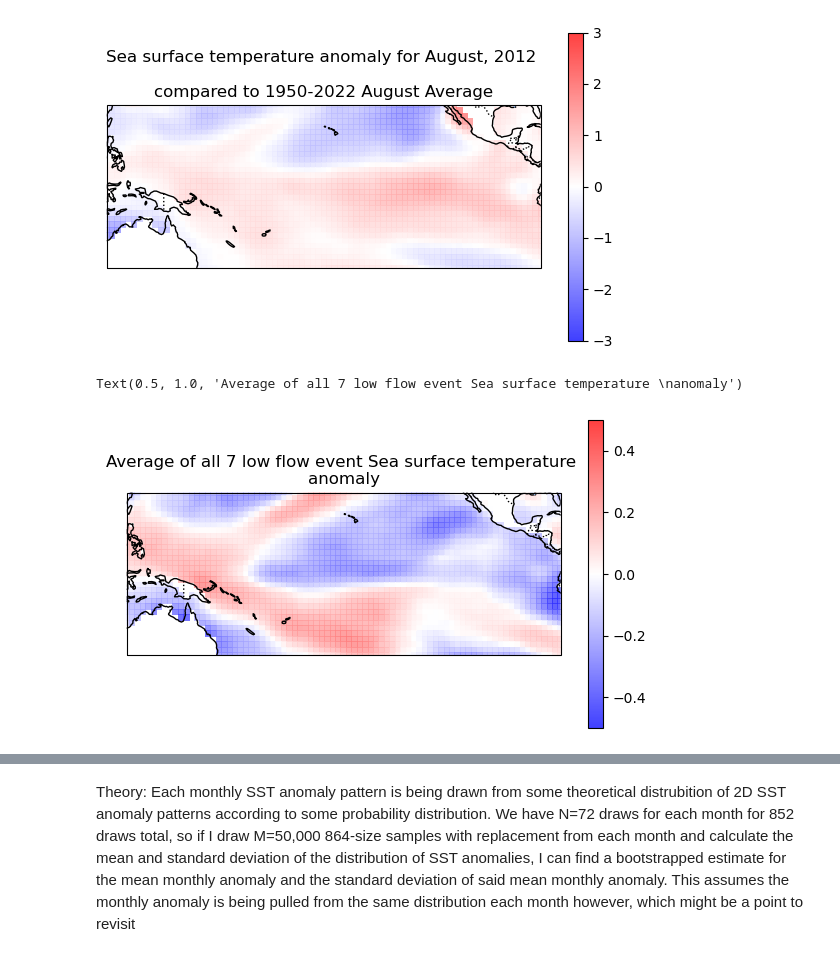
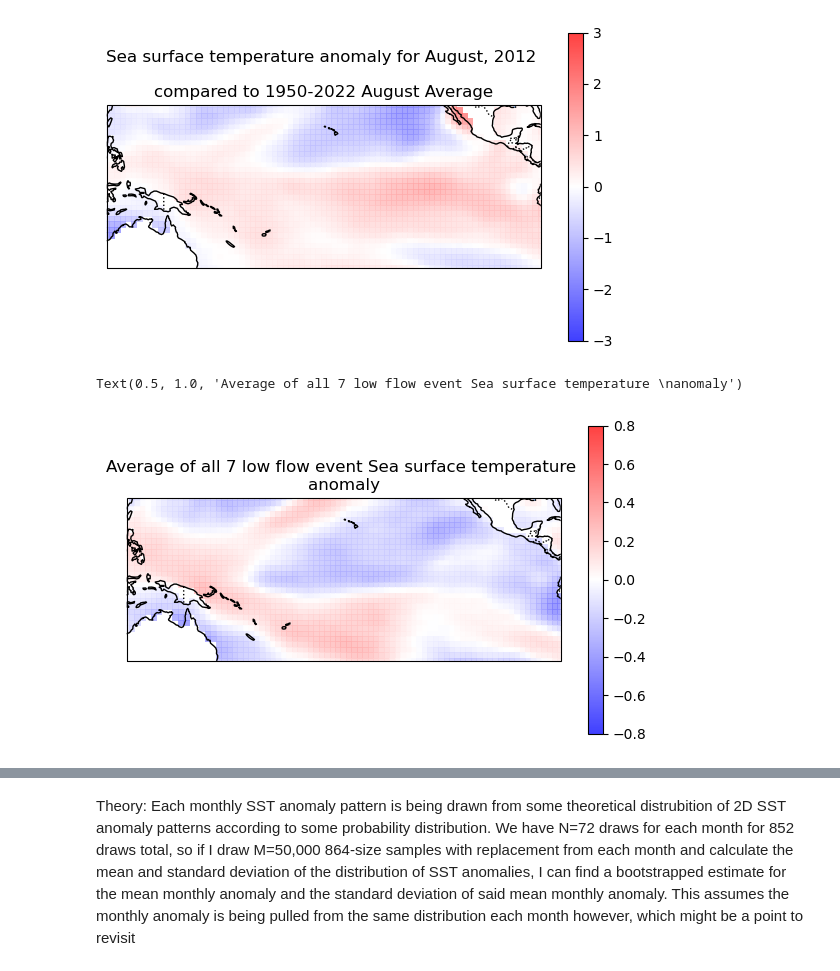
Before and after one commit to bparazin/1844redux, a Jupyter notebook: sst anomaly.ipynb, the cells around one changed output, grey strips where cells are left out. Cells and saved outputs as stored; diff of their text form; code cells hidden in the pictures.

```diff
--- a/sst anomaly.ipynb
+++ b/sst anomaly.ipynb
@@ -100,20 +101,18 @@ for anomaly in anomaly_months:
 [figure]
 [figure]
 # %%
-mean_anomaly = 0
-for anomaly in anomaly_months:
-    mean_anomaly+=(ssts['sst'].sel(time=anomaly)-month_avg(ssts, anomaly.month)['sst'])/len(anomaly_months)
+mean_anomaly = ssts.sel(time=anomaly_months) - months_avg.sel(time=anomaly_months)
 # %%
 fig = plt.figure(figsize=(7,4))
 ax = fig.add_subplot(1, 1, 1, projection=ccrs.PlateCarree(central_longitude=180))
 ax.add_feature(cartopy.feature.COASTLINE)
 ax.add_feature(cartopy.feature.BORDERS, linestyle=':')
 ax.add_feature(cartopy.feature.LAKES, alpha=0.5)
 ax.add_feature(cartopy.feature.RIVERS)
 ax.set_extent([100, -60, 30, -30], crs=ccrs.PlateCarree(central_longitude=180))
-im = ax.pcolor(ssts['lon']+180, ssts['lat'], mean_anomaly, alpha=0.75, cmap='bwr', vmin=-0.5, vmax=0.5)
+im = ax.pcolor(ssts['lon']+180, ssts['lat'], mean_anomaly.mean(dim='time')['sst'], alpha=0.75, cmap='bwr', vmin=-0.8, vmax=0.8)
 plt.colorbar(im)
 ax.set_title('Average of all 7 low flow event Sea surface temperature \nanomaly')
 # %% [output]
 Text(0.5, 1.0, 'Average of all 7 low flow event Sea surface temperature \nanomaly')
-[figure, old version]
+[figure, new version]
```
Also changed, not shown: parts of 19 cells of this notebook, 3 other files.
